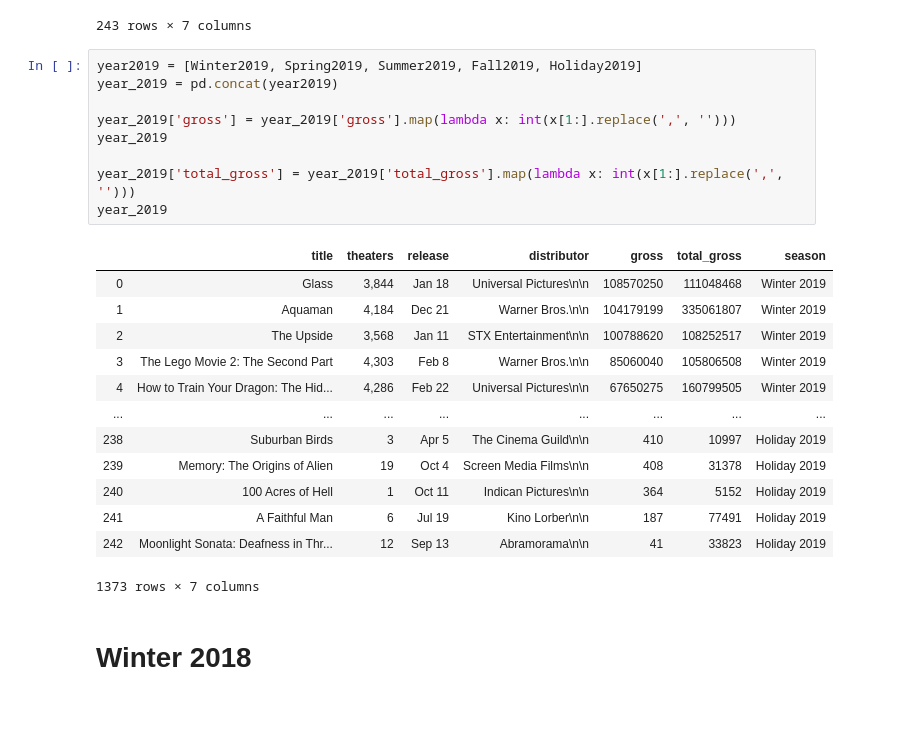
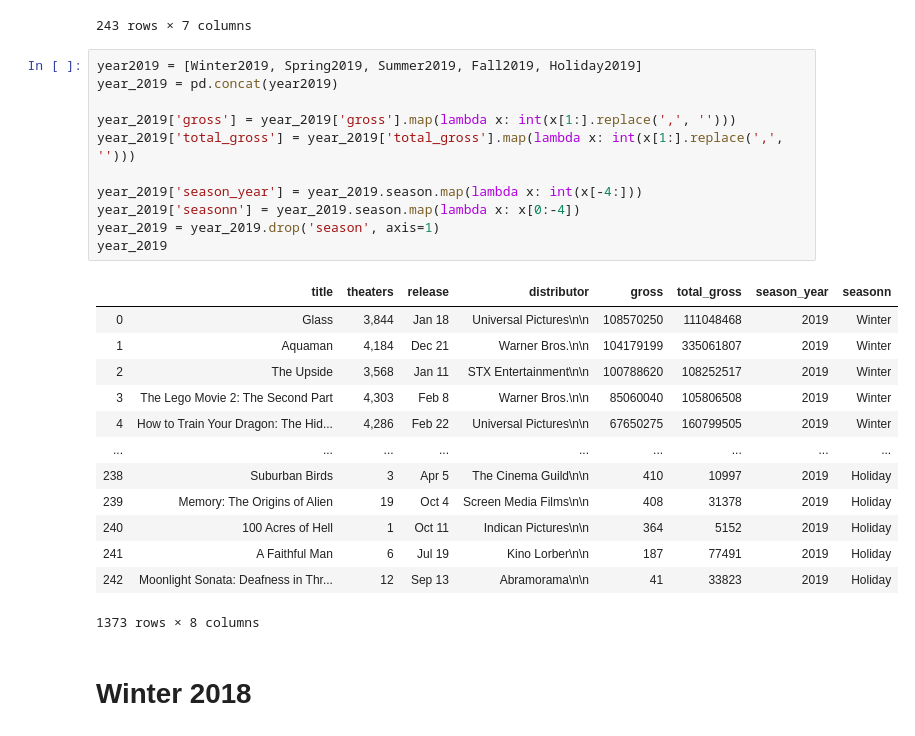
Before and after one commit to drdips/Movie-industry-analysis, a Jupyter notebook: Scraping.ipynb, the cells around one changed output. Saved outputs shown, nothing was run; the diff lists cells and outputs as text.

```diff
--- a/Scraping.ipynb
+++ b/Scraping.ipynb
@@ -928,26 +928,28 @@ Holiday2019
 # %%
 year2019 = [Winter2019, Spring2019, Summer2019, Fall2019, Holiday2019]
 year_2019 = pd.concat(year2019)
 
 year_2019['gross'] = year_2019['gross'].map(lambda x: int(x[1:].replace(',', '')))
+year_2019['total_gross'] = year_2019['total_gross'].map(lambda x: int(x[1:].replace(',', '')))
+
+year_2019['season_year'] = year_2019.season.map(lambda x: int(x[-4:]))
+year_2019['seasonn'] = year_2019.season.map(lambda x: x[0:-4])
+year_2019 = year_2019.drop('season', axis=1)
 year_2019
-
-year_2019['total_gross'] = year_2019['total_gross'].map(lambda x: int(x[1:].replace(',', '')))
-year_2019
 # %% [output]
-|  | title | theaters | release | distributor | gross | total_gross | season |
-| 0 | Glass | 3,844 | Jan 18 | Universal Pictures\n\n | 108570250 | 111048468 | Winter 2019 |
-| 1 | Aquaman | 4,184 | Dec 21 | Warner Bros.\n\n | 104179199 | 335061807 | Winter 2019 |
-| 2 | The Upside | 3,568 | Jan 11 | STX Entertainment\n\n | 100788620 | 108252517 | Winter 2019 |
-| 3 | The Lego Movie 2: The Second Part | 4,303 | Feb 8 | Warner Bros.\n\n | 85060040 | 105806508 | Winter 2019 |
-| 4 | How to Train Your Dragon: The Hid... | 4,286 | Feb 22 | Universal Pictures\n\n | 67650275 | 160799505 | Winter 2019 |
-| ... | ... | ... | ... | ... | ... | ... | ... |
-| 238 | Suburban Birds | 3 | Apr 5 | The Cinema Guild\n\n | 410 | 10997 | Holiday 2019 |
-| 239 | Memory: The Origins of Alien | 19 | Oct 4 | Screen Media Films\n\n | 408 | 31378 | Holiday 2019 |
-| 240 | 100 Acres of Hell | 1 | Oct 11 | Indican Pictures\n\n | 364 | 5152 | Holiday 2019 |
-| 241 | A Faithful Man | 6 | Jul 19 | Kino Lorber\n\n | 187 | 77491 | Holiday 2019 |
-| 242 | Moonlight Sonata: Deafness in Thr... | 12 | Sep 13 | Abramorama\n\n | 41 | 33823 | Holiday 2019 |
+|  | title | theaters | release | distributor | gross | total_gross | season_year | seasonn |
+| 0 | Glass | 3,844 | Jan 18 | Universal Pictures\n\n | 108570250 | 111048468 | 2019 | Winter |
+| 1 | Aquaman | 4,184 | Dec 21 | Warner Bros.\n\n | 104179199 | 335061807 | 2019 | Winter |
+| 2 | The Upside | 3,568 | Jan 11 | STX Entertainment\n\n | 100788620 | 108252517 | 2019 | Winter |
+| 3 | The Lego Movie 2: The Second Part | 4,303 | Feb 8 | Warner Bros.\n\n | 85060040 | 105806508 | 2019 | Winter |
+| 4 | How to Train Your Dragon: The Hid... | 4,286 | Feb 22 | Universal Pictures\n\n | 67650275 | 160799505 | 2019 | Winter |
+| ... | ... | ... | ... | ... | ... | ... | ... | ... |
+| 238 | Suburban Birds | 3 | Apr 5 | The Cinema Guild\n\n | 410 | 10997 | 2019 | Holiday |
+| 239 | Memory: The Origins of Alien | 19 | Oct 4 | Screen Media Films\n\n | 408 | 31378 | 2019 | Holiday |
+| 240 | 100 Acres of Hell | 1 | Oct 11 | Indican Pictures\n\n | 364 | 5152 | 2019 | Holiday |
+| 241 | A Faithful Man | 6 | Jul 19 | Kino Lorber\n\n | 187 | 77491 | 2019 | Holiday |
+| 242 | Moonlight Sonata: Deafness in Thr... | 12 | Sep 13 | Abramorama\n\n | 41 | 33823 | 2019 | Holiday |
-1373 rows × 7 columns
+1373 rows × 8 columns
 # %% [markdown]
 # Winter 2018
 # %%
```
Also changed, not shown: parts of 13 cells of this notebook, 2 other files.
